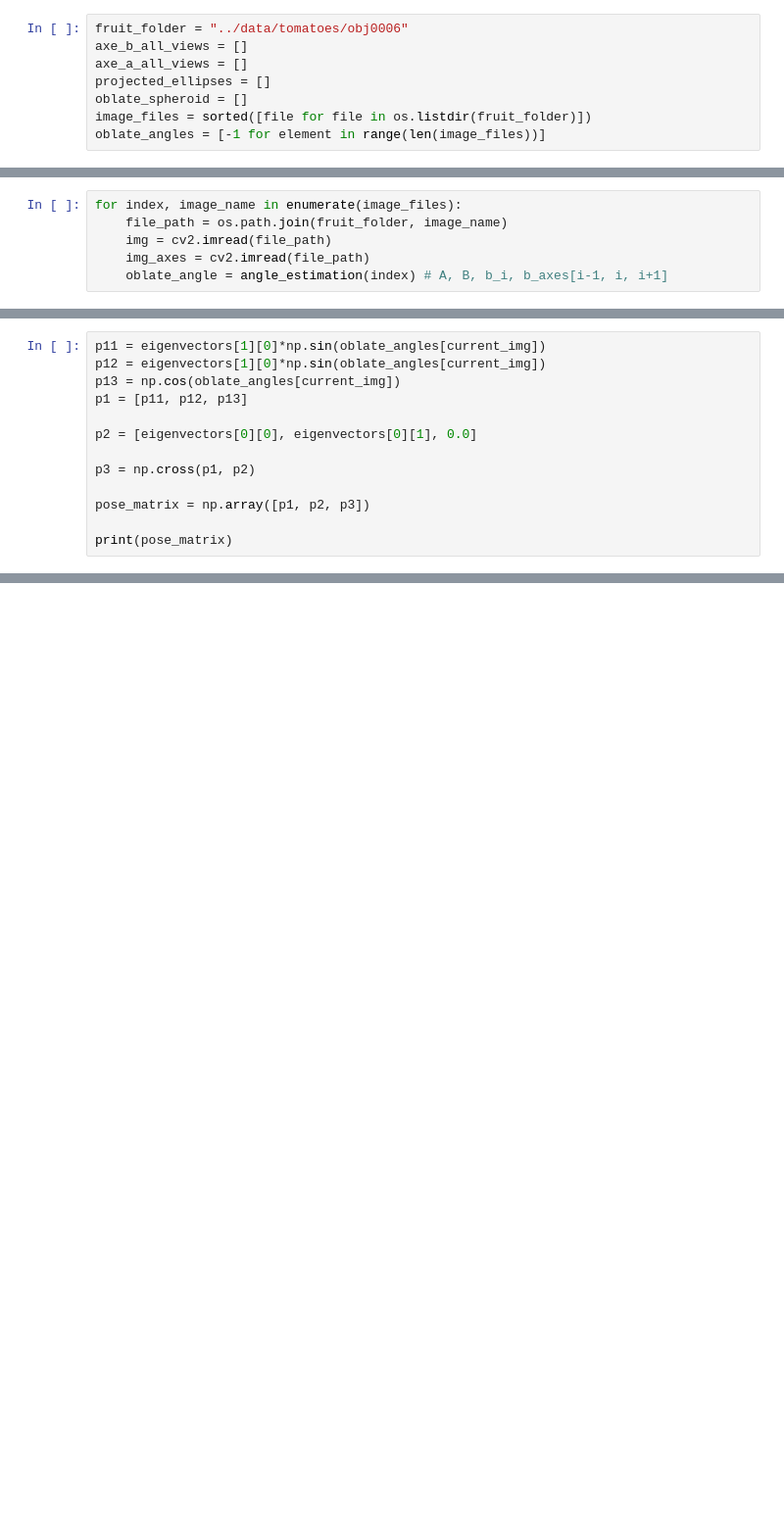
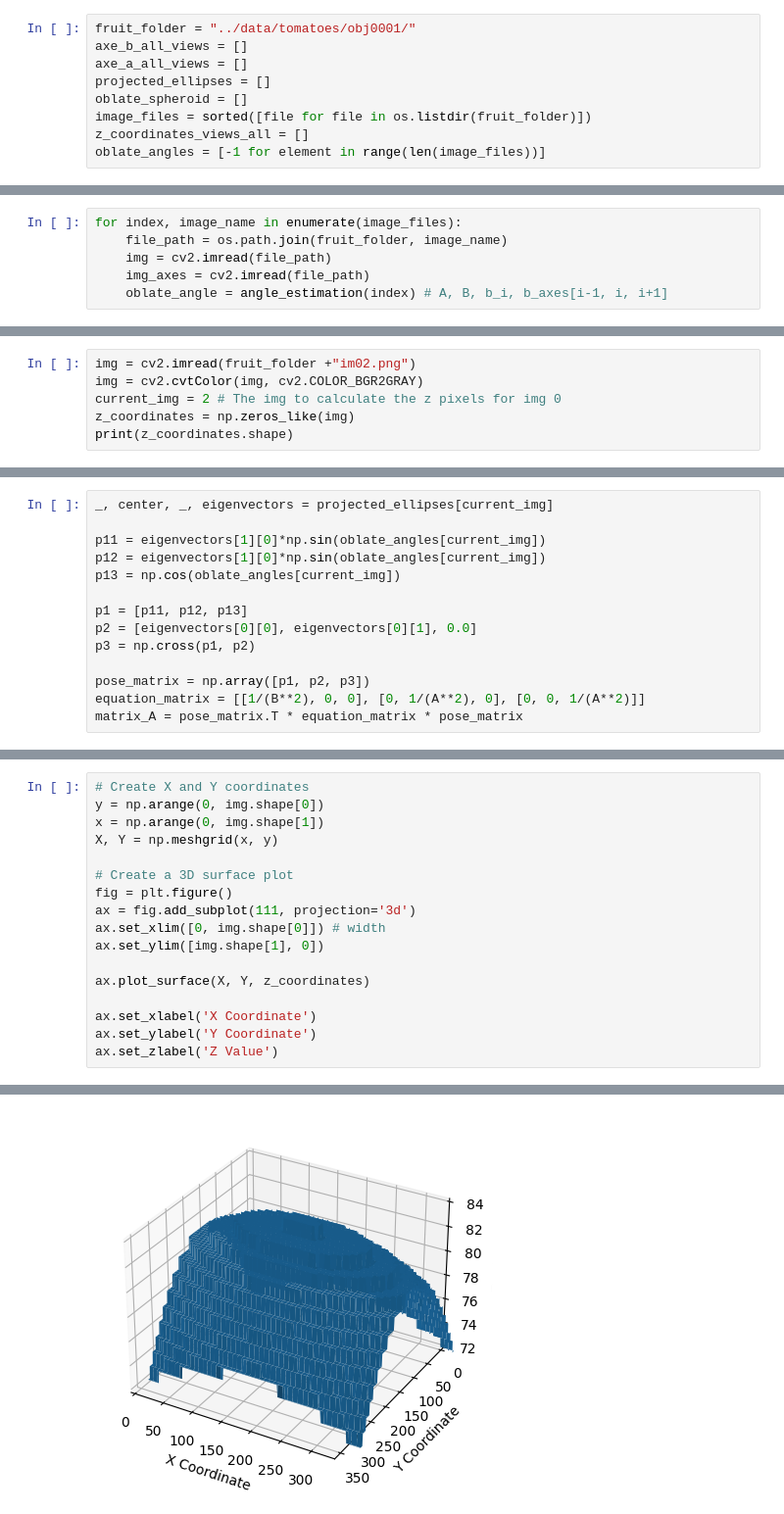
Before and after one commit to CarlaOnate/3D-rotation-paper-implemetnation, a Jupyter notebook: Point_314/z-coordinates-for-pixel.ipynb, the cells around one changed output, grey strips where cells are left out. Shown at 98% size. Drawn from its saved outputs; the diff is of its cells as text; blank space fills up the shorter version.

Commit message:
code to calculate z coordintaes for 1 fruit, oblate only

```diff
--- a/Point_314/z-coordinates-for-pixel.ipynb
+++ b/Point_314/z-coordinates-for-pixel.ipynb
@@ -162,10 +209,11 @@ def write_angle_on_img(img_to_draw, angle_text, color = (255, 0, 0)):
 # %%
-fruit_folder = "../data/tomatoes/obj0006"
+fruit_folder = "../data/tomatoes/obj0001/"
 axe_b_all_views = []
 axe_a_all_views = []
 projected_ellipses = []
 oblate_spheroid = []
 image_files = sorted([file for file in os.listdir(fruit_folder)])
+z_coordinates_views_all = []
 oblate_angles = [-1 for element in range(len(image_files))]
 # %%
 for image_name in image_files:
@@ -199,0 +244,6 @@ _, _, _, eigenvectors = projected_ellipses[current_img]
+# %%
+img = cv2.imread(fruit_folder +"im02.png")
+img = cv2.cvtColor(img, cv2.COLOR_BGR2GRAY)
+current_img = 2 # The img to calculate the z pixels for img 0
+z_coordinates = np.zeros_like(img)
+print(z_coordinates.shape)
@@ -200,13 +252,14 @@ _, _, _, eigenvectors = projected_ellipses[current_img]
 # %%
+_, center, _, eigenvectors = projected_ellipses[current_img]
+
 p11 = eigenvectors[1][0]*np.sin(oblate_angles[current_img])
 p12 = eigenvectors[1][0]*np.sin(oblate_angles[current_img])
 p13 = np.cos(oblate_angles[current_img])
+
 p1 = [p11, p12, p13]
-
 p2 = [eigenvectors[0][0], eigenvectors[0][1], 0.0]
-
 p3 = np.cross(p1, p2)
 
 pose_matrix = np.array([p1, p2, p3])
-
-print(pose_matrix)
+equation_matrix = [[1/(B**2), 0, 0], [0, 1/(A**2), 0], [0, 0, 1/(A**2)]]
+matrix_A = pose_matrix.T * equation_matrix * pose_matrix
@@ -229,0 +296,18 @@ print(matrix_A)
+# %%
+# Create X and Y coordinates
+y = np.arange(0, img.shape[0])
+x = np.arange(0, img.shape[1])
+X, Y = np.meshgrid(x, y)
+
+# Create a 3D surface plot
+fig = plt.figure()
+ax = fig.add_subplot(111, projection='3d')
+ax.set_xlim([0, img.shape[0]]) # width
+ax.set_ylim([img.shape[1], 0])
+
+ax.plot_surface(X, Y, z_coordinates)
+
+ax.set_xlabel('X Coordinate')
+ax.set_ylabel('Y Coordinate')
+ax.set_zlabel('Z Value')
+# %% [output]
@@ -229,0 +315 @@ print(matrix_A)
+[figure, added]
```
Also changed, not shown: parts of 15 cells of this notebook, 2 other files.
